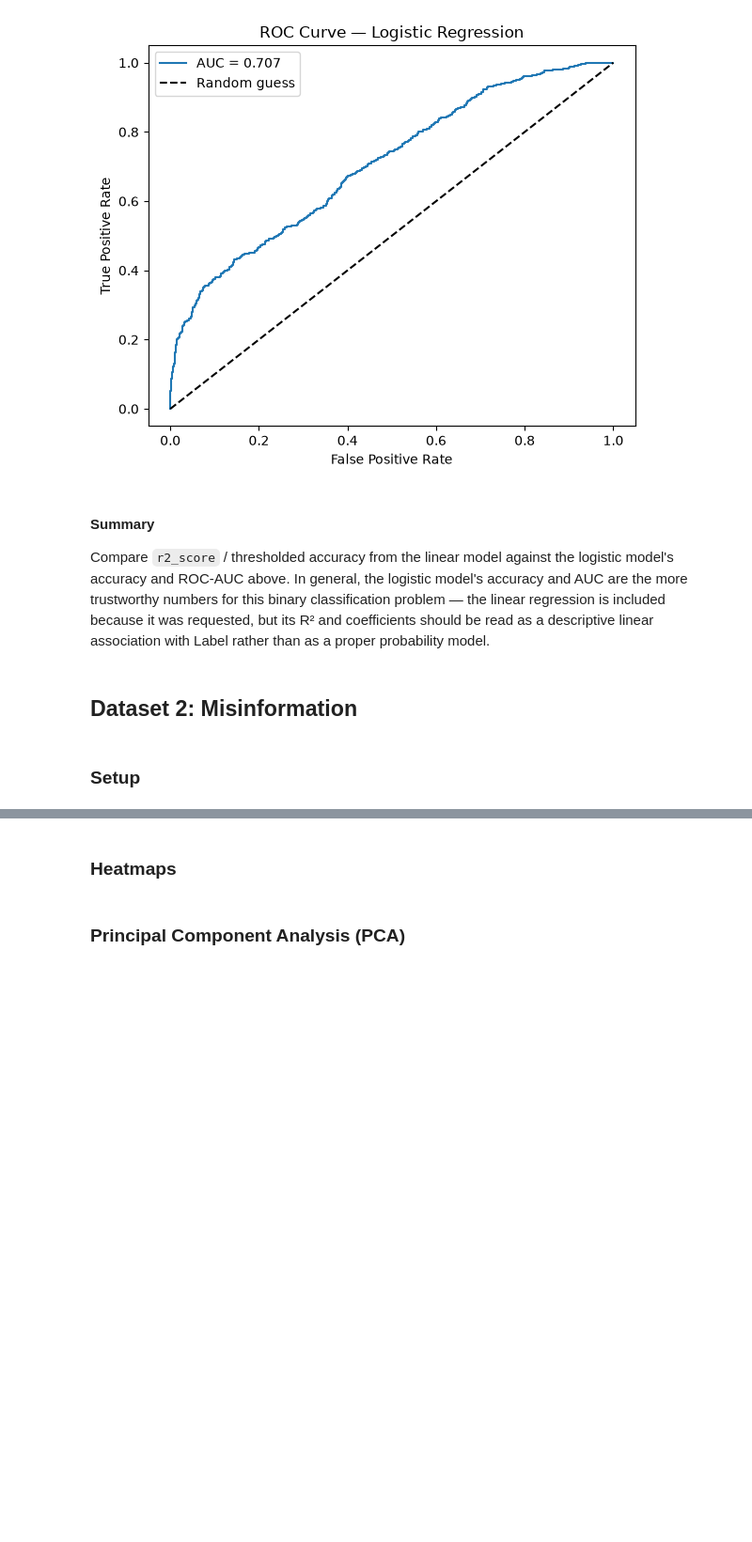
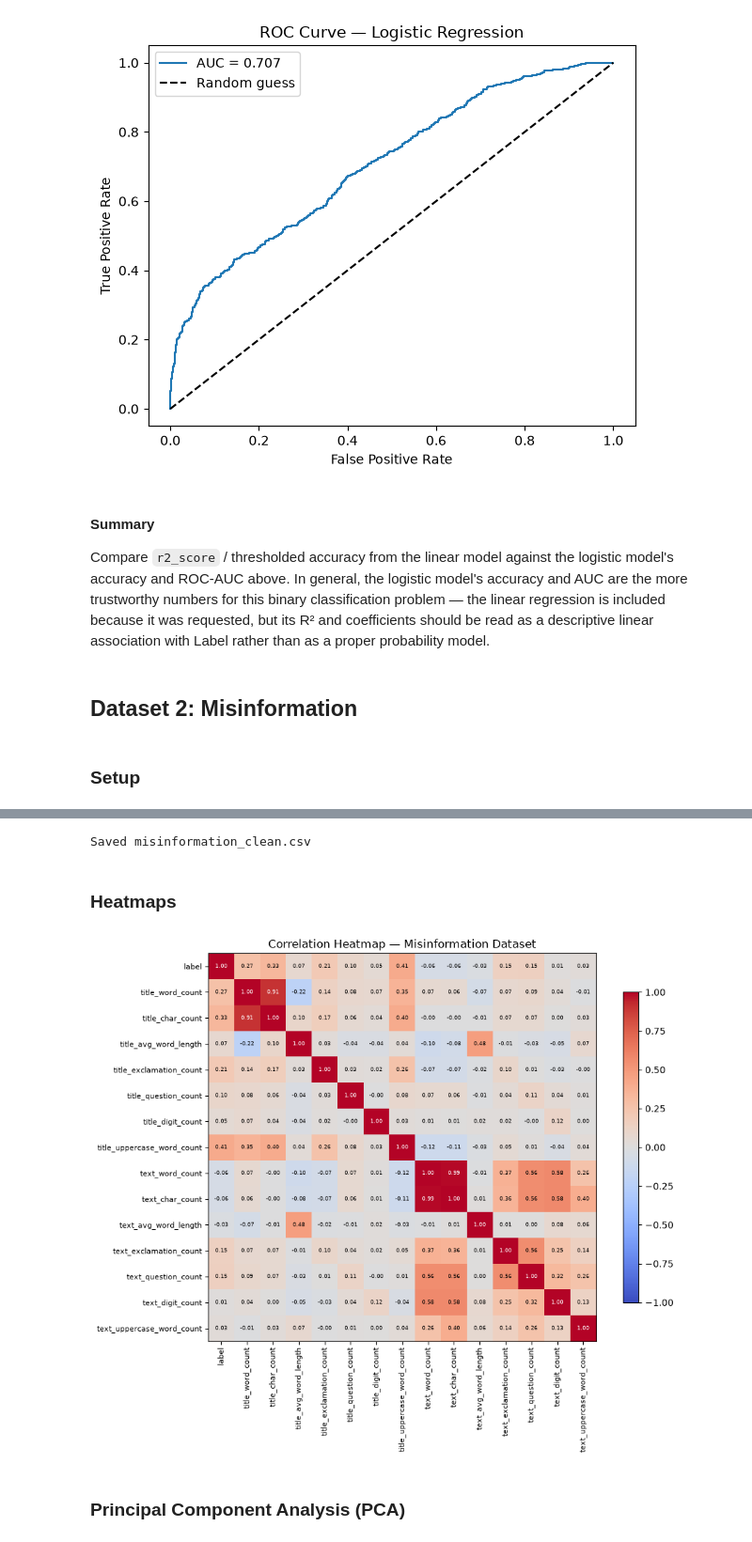
Before and after one commit to stefaniekenyon/bu-dx699-homework-09, a Jupyter notebook: OMDS-ModB2-Week9-Kenyon-Stefanie.ipynb, the cells around one changed output, grey strips where cells are left out. Shown at 94% size. Cells and saved outputs as stored; diff of their text form; code cells hidden in the pictures; blank space fills up the shorter version.

```diff
--- a/OMDS-ModB2-Week9-Kenyon-Stefanie.ipynb
+++ b/OMDS-ModB2-Week9-Kenyon-Stefanie.ipynb
@@ -511,0 +549,6 @@ Compare `r2_score` / thresholded accuracy from the linear model against the logi
+# %%
+# Drop duplicate rows
+
+before = len(misinformation_df)
+misinformation_df = misinformation_df.drop_duplicates()
+print(f"Dropped {before - len(misinformation_df)} duplicate rows -> {len(misinformation_df)} rows remaining")
@@ -511,0 +557,6 @@ Compare `r2_score` / thresholded accuracy from the linear model against the logi
+# %%
+# Drop null & NaN values
+
+before = len(misinformation_df)
+misinformation_df = misinformation_df.dropna()
+print(f"Dropped {before - len(misinformation_df)} rows with null/NaN values -> {len(misinformation_df)} rows remaining")
@@ -511,0 +596,8 @@ Compare `r2_score` / thresholded accuracy from the linear model against the logi
+# %%
+# Drop non-numerical columns
+
+non_numeric_cols = misinformation_df.select_dtypes(exclude=[np.number]).columns.tolist()
+print("Dropping non-numeric columns:", non_numeric_cols)
+
+misinformation_df = misinformation_df.drop(columns=non_numeric_cols)
+print(misinformation_df.shape)
@@ -512,4 +638,38 @@ Compare `r2_score` / thresholded accuracy from the linear model against the logi
+# %%
+# Export cleaned data to CSV
+
+misinformation_df.to_csv("misinformation_clean.csv", index=False)
+print("Saved misinformation_clean.csv")
+# %% [output]
+Saved misinformation_clean.csv
 # %% [markdown]
 ### Heatmaps
+# %%
+# Draw Heatmaps
+
+# Correlation
+corr = misinformation_df.corr()
+
+# Plot
+fig, ax = plt.subplots(figsize=(10, 8))
+im = ax.imshow(corr, cmap='coolwarm', vmin=-1, vmax=1)
+ax.set_xticks(range(len(corr.columns)))
+ax.set_yticks(range(len(corr.columns)))
+ax.set_xticklabels(corr.columns, rotation=90, fontsize=8)
+ax.set_yticklabels(corr.columns, fontsize=8)
+
+# annotate cells with the correlation value (dataset is small enough to be readable)
+for i in range(len(corr.columns)):
+    for j in range(len(corr.columns)):
+        ax.text(j, i, f"{corr.iloc[i, j]:.2f}", ha='center', va='center', fontsize=6,
+                color='white' if abs(corr.iloc[i, j]) > 0.6 else 'black')
+
+fig.colorbar(im, ax=ax, shrink=0.8)
+ax.set_title("Correlation Heatmap — Misinformation Dataset")
+plt.tight_layout()
+plt.savefig("misinformation_correlation_heatmap.png", dpi=150)
+plt.show()
+# %% [output]
+[figure, added]
 # %% [markdown]
 ### Principal Component Analysis (PCA)
```
Also changed, not shown: parts of 40 cells of this notebook, 10 other files.
